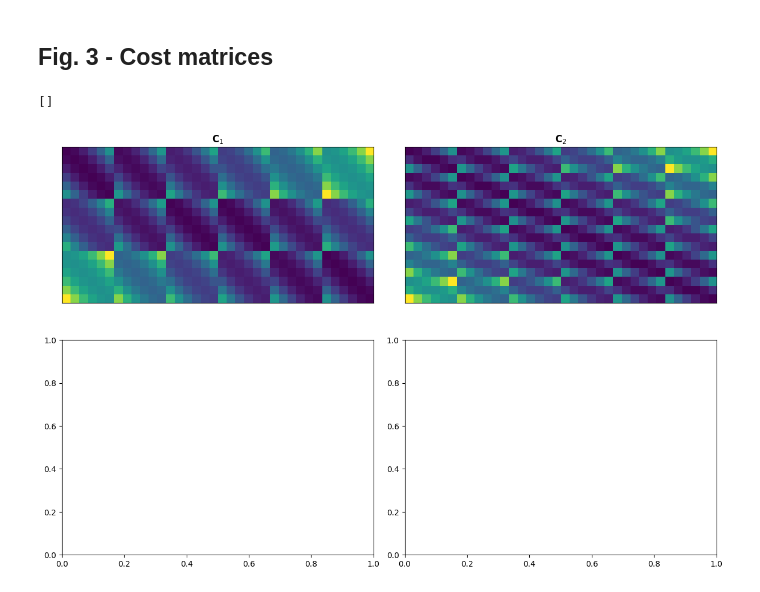
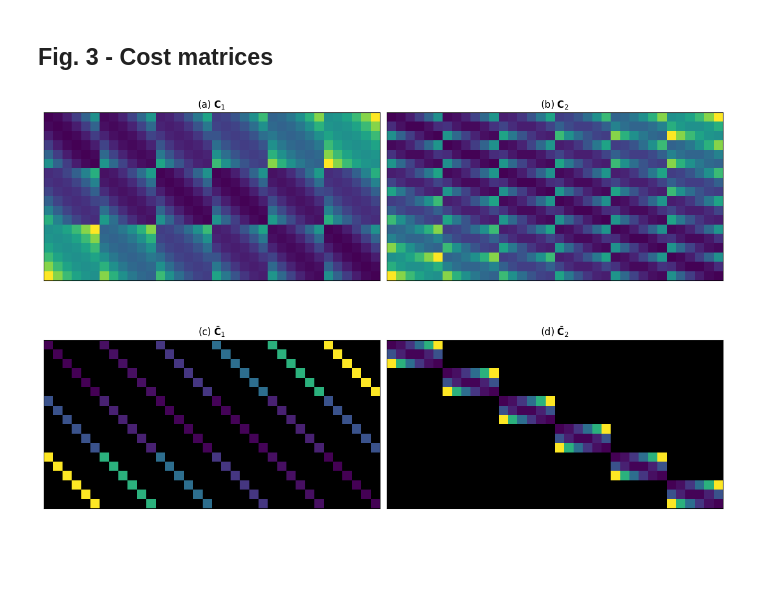
Before and after one commit to davidvaldiviad/fusion-ot, a Jupyter notebook: paper_figures.ipynb, the cells around one changed output. Cells and saved outputs as stored; diff of their text form; code cells hidden in the pictures; blank space fills up the shorter version.

Commit message:
Paper figures up to 10th

```diff
--- a/paper_figures.ipynb
+++ b/paper_figures.ipynb
@@ -59,29 +61,25 @@ display_support(S , ax=axes[2], title=r'(c) $\mathcal{S}$')
 # %%
 # Reuse supports from previous image
 
 f_bins_1   = np.linspace(0, 1000, 6)
 f_bins_2   = np.linspace(0, 1000, 3)
 
 t_frames_1 = np.linspace(0, 1, 3)
 t_frames_2 = np.linspace(0, 1, 6)
 
 S1, _ = time_freq_support(f_bins_1, t_frames_1, norm=True) # we activate the norm option to compute cost matrices
 S2, _ = time_freq_support(f_bins_2, t_frames_2, norm=True) # this allows for comparison between time (seconds) and frequency (Hz)
 S,  _ = time_freq_support(f_bins_1, t_frames_2, norm=True)
 
 C1 = sq_cost_matrix(S1, S)
 C2 = sq_cost_matrix(S2, S)
+C1_bar = cost_matrix_horizontal(S1, S)
+C2_bar = cost_matrix_vertical(S2, S)
 
 axes = new_axes(2, 2)
-axes[0, 0].imshow(C1)
-axes[0, 0].set_title(r'$\mathbf{C}_1$')
-axes[0, 0].set_xticks([])
-axes[0, 0].set_yticks([])
-
-axes[0, 1].imshow(C2)
-axes[0, 1].set_title(r'$\mathbf{C}_2$')
-axes[0, 1].set_xticks([])
-axes[0, 1].set_yticks([])
+display_cost_matrix(C1, ax=axes[0, 0], title=r'(a) $\mathbf{C}_1$')
+display_cost_matrix(C2, ax=axes[0, 1], title=r'(b) $\mathbf{C}_2$')
+display_cost_matrix(C1_bar, ax=axes[1, 0], title=r'(c) $\bar{\mathbf{C}}_1$')
+display_cost_matrix(C2_bar, ax=axes[1, 1], title=r'(d) $\bar{\mathbf{C}}_2$')
 # %% [output]
-[]
-[figure, old version]
+[figure, new version]
```
Also changed, not shown: parts of 35 cells of this notebook, 8 other files.
